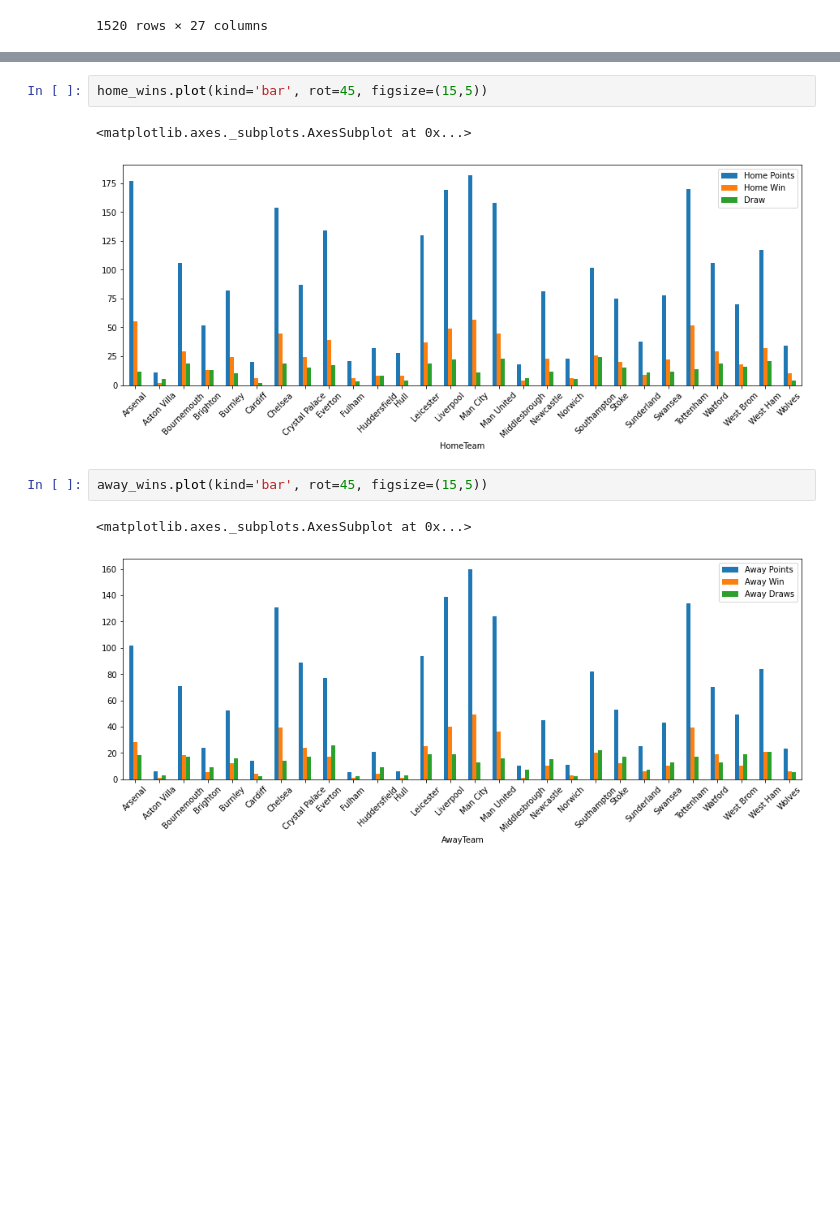
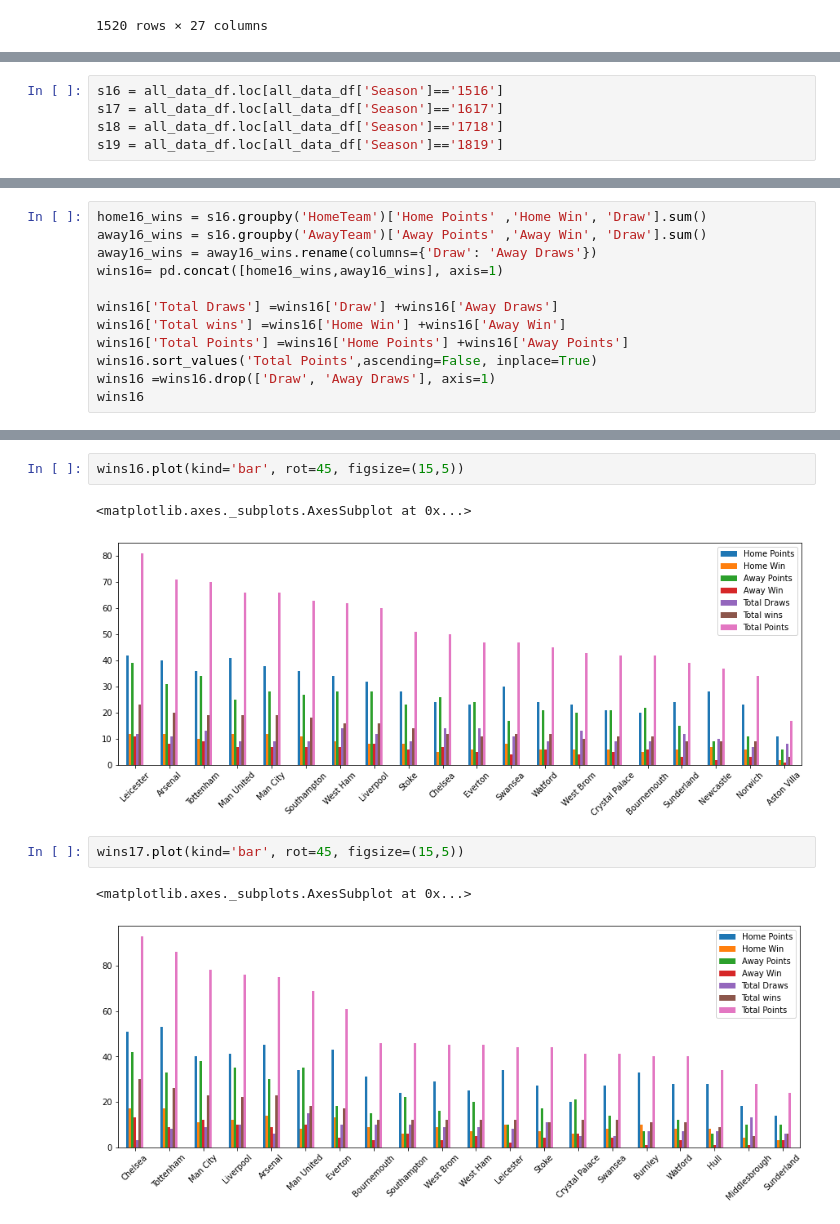
Before and after one commit to ethomps33/Premier_League_Sports_Analysis, a Jupyter notebook: Untitled.ipynb, the cells around one changed output, grey strips where cells are left out. Drawn from its saved outputs; the diff is of its cells as text; blank space fills up the shorter version.

Commit message:
Created tables for each season and bar graphs

```diff
--- a/Untitled.ipynb
+++ b/Untitled.ipynb
@@ -144,0 +143,5 @@ all_data_df
+# %%
+s16 = all_data_df.loc[all_data_df['Season']=='1516']
+s17 = all_data_df.loc[all_data_df['Season']=='1617']
+s18 = all_data_df.loc[all_data_df['Season']=='1718']
+s19 = all_data_df.loc[all_data_df['Season']=='1819']
@@ -213,0 +195,12 @@ wins
+# %%
+home16_wins = s16.groupby('HomeTeam')['Home Points' ,'Home Win', 'Draw'].sum()
+away16_wins = s16.groupby('AwayTeam')['Away Points' ,'Away Win', 'Draw'].sum()
+away16_wins = away16_wins.rename(columns={'Draw': 'Away Draws'})
+wins16= pd.concat([home16_wins,away16_wins], axis=1)
+
+wins16['Total Draws'] =wins16['Draw'] +wins16['Away Draws']
+wins16['Total wins'] =wins16['Home Win'] +wins16['Away Win']
+wins16['Total Points'] =wins16['Home Points'] +wins16['Away Points']
+wins16.sort_values('Total Points',ascending=False, inplace=True)
+wins16 =wins16.drop(['Draw', 'Away Draws'], axis=1)
+wins16
@@ -214,11 +315,11 @@ wins
 # %%
-home_wins.plot(kind='bar', rot=45, figsize=(15,5))
+wins16.plot(kind='bar', rot=45, figsize=(15,5))
 # %% [output]
 <matplotlib.axes._subplots.AxesSubplot at 0x...>
-[figure, old version]
+[figure, new version]
 # %%
-away_wins.plot(kind='bar', rot=45, figsize=(15,5))
+wins17.plot(kind='bar', rot=45, figsize=(15,5))
 # %% [output]
 <matplotlib.axes._subplots.AxesSubplot at 0x...>
-[figure, old version]
+[figure, new version]
 # %%
```
Also changed, not shown: parts of 11 cells of this notebook.
